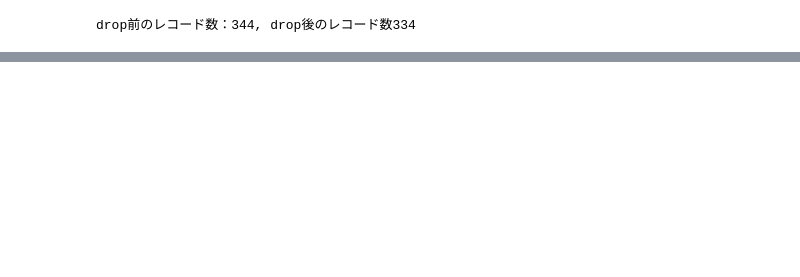
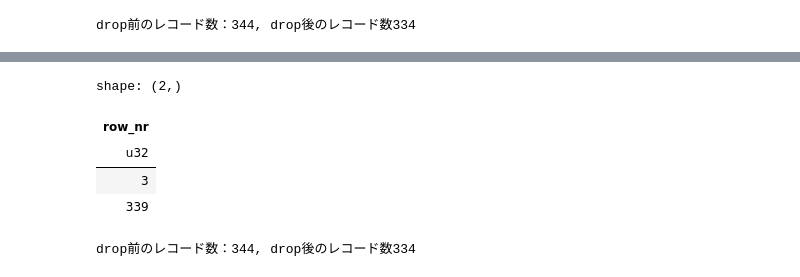
Before and after one commit to Mr-Garlic-Shrimp/TIL, a Jupyter notebook: Machine_Learning/ML_notebook-17(Missing_Value_Imputing_2).ipynb, the cells around one changed output, grey strips where cells are left out. Drawn from its saved outputs; the diff is of its cells as text; code cells hidden in the pictures; blank space fills up the shorter version.

```diff
--- a/Machine_Learning/ML_notebook-17(Missing_Value_Imputing_2).ipynb
+++ b/Machine_Learning/ML_notebook-17(Missing_Value_Imputing_2).ipynb
@@ -432,0 +503,12 @@ score_average_each_cases
+# %%
+null_index = df.with_row_count().filter(
+    pl.col(['culmen_length_mm', 'culmen_depth_mm','flipper_length_mm', 'body_mass_g', 'sex']).is_null()
+).get_column('row_nr')
+# %%
+null_index
+# %% [output]
+shape: (2,)
+| row_nr |
+| u32 |
+| 3 |
+| 339 |
@@ -432,0 +522,4 @@ score_average_each_cases
+# %%
+print(f'drop前のレコード数：{len(df)}, drop後のレコード数{len(df2)}')
+# %% [output]
+drop前のレコード数：344, drop後のレコード数334
```
Also changed, not shown: parts of 29 cells of this notebook, 1 other file.
